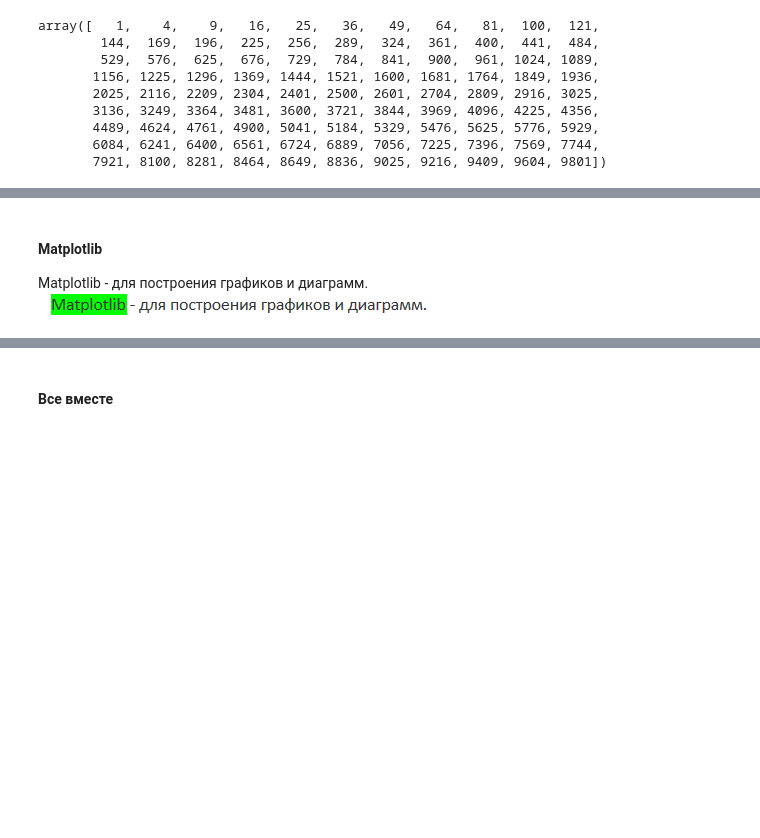
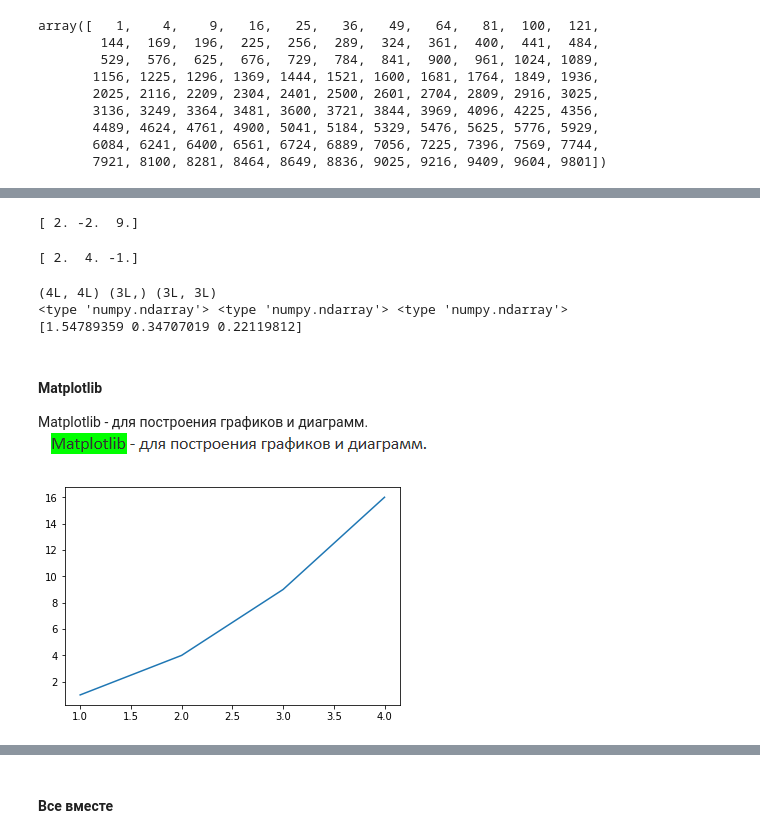
Before and after one commit to PakinIgor/ed_py_mashinnoye-obucheniye, a Jupyter notebook: Coursera_1_Математика и Python для анализа данных/_В работе_Coursera_1_Математика и Python для анализа данных.ipynb, the cells around one changed output, grey strips where cells are left out. Drawn from its saved outputs; the diff is of its cells as text; code cells hidden in the pictures; blank space fills up the shorter version.

```diff
--- a/Coursera_1_Математика и Python для анализа данных/_В работе_Coursera_1_Математика и Python для анализа данных.ipynb
+++ b/Coursera_1_Математика и Python для анализа данных/_В работе_Coursera_1_Математика и Python для анализа данных.ipynb
@@ -570,3 +653,31 @@ SciPy для более высокоуровневых задач - примен
+# %%
+a = np.array([[3,2,0], [1,-1,0], [0,5,1]]) #строчка задает Матрицу системы
+b = np.array([2,4,-1]) #строчка задает Значения, которые Должны получиться
+#/ ..нам нужно найти такой x, что, если Матрицу умножить на x.., получится ответ из строчки 2 выше..
+x = linalg.solve (a,b)
+print x
+# %% [output]
+[ 2. -2.  9.]
+# %%
+print np.dot(a,x)
+# %% [output]
+[ 2.  4. -1.]
+# %%
+# в Модуле linalg есть разные Операции для Матричных разложений.. (например есть сингулярные разложения Матриц или СВД раздложения..)
+X = np.random.rand(4,3) #сгенерировали, из случайных чисел, Матрицу размером 4:3
+U, D, V = linalg.svd(X) #сделали разложение на 3 матрицы - матричное разложение на 3 матрицы
+print U.shape, D.shape, V.shape #вывод размеров матриц (все по СВД..)
+print type(U), type(D), type(V) #вывод типов матриц
+
+# + доп От Себя..
+#print (X)
+#print (U)
+print (D)
+#print (V)
+# %% [output]
+(4L, 4L) (3L,) (3L, 3L)
+<type 'numpy.ndarray'> <type 'numpy.ndarray'> <type 'numpy.ndarray'>
+[1.54789359 0.34707019 0.22119812]
 # %% [markdown]
 #### Matplotlib
 Matplotlib - для построения графиков и диаграмм.![image.png](attachment:image.png)
@@ -572,0 +687,8 @@ Matplotlib - для построения графиков и диаграмм.![
+# %%
+# импорт:
+from matplotlib import pylab as plt # ??? pylab
+
+plt.plot([1,2,3,4], [1,4,9,16]) # первый аргумент (массив) - x, второй аргумент (массив) - Y
+plt.show()
+# %% [output]
+[figure, added]
```
Also changed, not shown: parts of 36 cells of this notebook, 3 other files.
